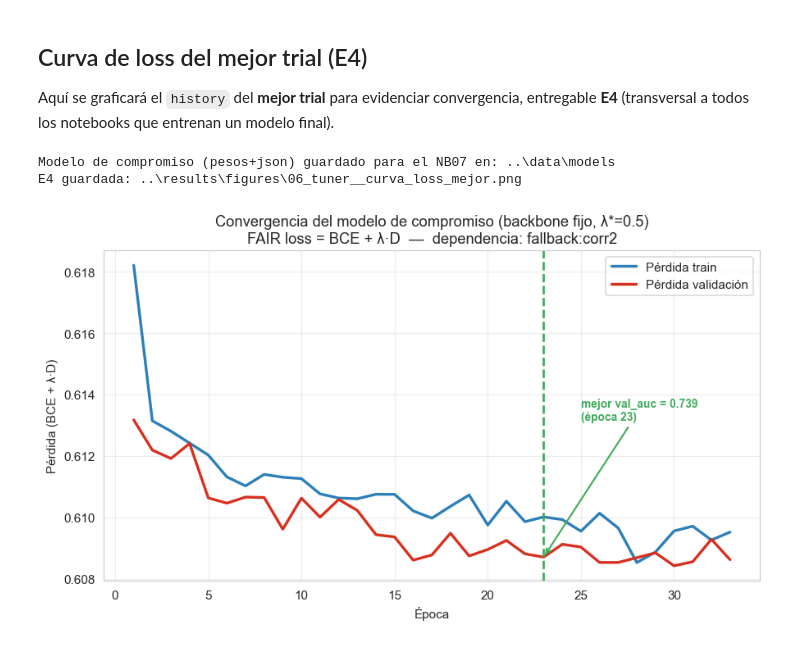
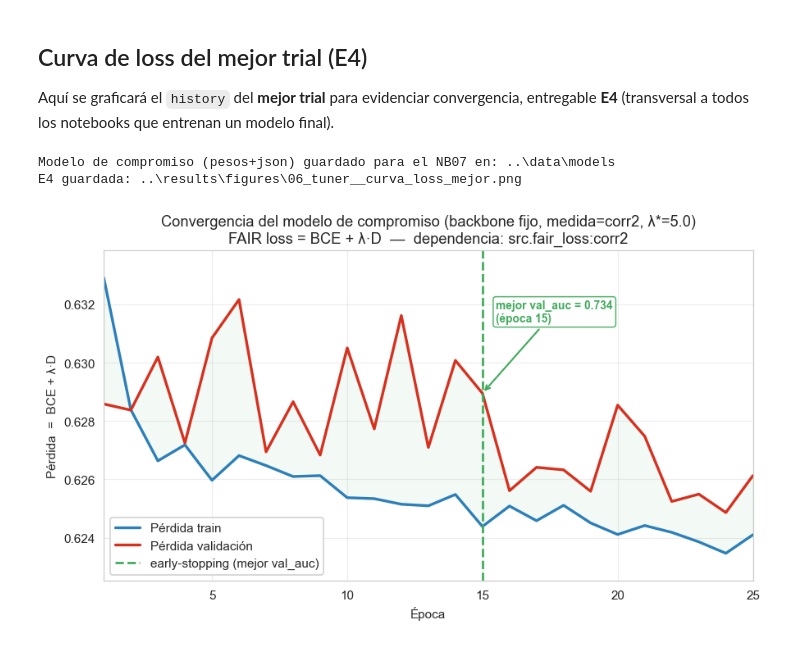
Before and after one commit to Romequinco/TALLER_FAIR_CREDIT_MODEL, a Jupyter notebook: notebooks/06_tarea3_keras_tuner.ipynb, the cells around one changed output. Cells and saved outputs as stored; diff of their text form; code cells hidden in the pictures.

```diff
--- a/notebooks/06_tarea3_keras_tuner.ipynb
+++ b/notebooks/06_tarea3_keras_tuner.ipynb
@@ -242,12 +298,14 @@ Aquí se recorrerá una rejilla de valores de **`λ_fair`** (D-3.3) buscando/ent
 # %%
 # === Bucle externo sobre lambda (D-3.3) -> pares (AUC, group gap) ===
 # El tuner optimiza un escalar (val_auc, D-3.4); la frontera NO sale gratis.
-# Para cada lambda el tuner busca la mejor topologia y registramos (AUC, group gap)
-# en val Y en test (todos los lambda, no solo el compromiso -> critica Tanda 3).
+# Esta fase BUSCA TOPOLOGIA con la medida corr2 (representativa, barata) y nos da
+# (a) la evidencia del AutoML y (b) el backbone de mayor AUC para la comparacion
+# de las 3 medidas que viene despues. Registramos (AUC, group gap) en val Y test.
 LAMBDAS = [0.0, 0.5, 1.0, 2.0, 5.0]
-print(f"Barrido lambda={LAMBDAS}  estrategia='{STRATEGY}'  objective=val_auc (D-3.4)")
+print(f"Barrido lambda={LAMBDAS}  estrategia='{STRATEGY}'  medida='corr2'  objective=val_auc (D-3.4)")
 print("NOTA: cada lambda usa la topologia que elige el tuner -> mezcla efecto de "
-      "fairness con el de la arquitectura. El barrido LIMPIO (topologia fija) viene despues.\n")
+      "fairness con el de la arquitectura. El barrido LIMPIO (topologia fija, 3 "
+      "medidas) viene despues y aisla el efecto de la justicia.\n")
 
 registros, modelos, histories = [], {}, {}
 if _HAS_KT:
@@ -260,7 +318,7 @@ if _HAS_KT:
               f"capas={reg['n_layers']} units0={reg['units_0']} drop={reg['dropout_rate']:.1f} "
               f"({round(time.time()-t0)}s)")
 
-    cols = ["lambda", "auc", "gap_pp", "auc_test", "gap_pp_test", "n_layers",
+    cols = ["lambda", "measure", "auc", "gap_pp", "auc_test", "gap_pp_test", "n_layers",
             "units_0", "dropout_rate", "lr", "activation"]
     df_trials = pd.DataFrame(registros)[cols]
     print("\n" + df_trials.to_string(index=False))
@@ -452,10 +760,10 @@ Trials guardados: ..\results\tables\06_tuner__trials.csv
 
 Aquí se graficará el `history` del **mejor trial** para evidenciar convergencia, entregable **E4** (transversal a todos los notebooks que entrenan un modelo final).
 # %%
-# === Curva de loss del modelo de compromiso real (backbone + λ*) — E4 ===
-# Se reentrena UNA vez el modelo que hereda el NB07 (backbone fijo con λ*) para
+# === Curva de loss del modelo de compromiso real (backbone + medida* + λ*) — E4 ===
+# Se reentrena UNA vez el modelo que hereda el NB07 (backbone fijo, medida* y λ*) para
 # mostrar su convergencia, y se persiste para la Tarea 4 (MC-Dropout).
-if len(registros):
+if df_medidas:
     import json as _json2
     keras.utils.set_random_seed(RNG)
     Xtr_np = X_train.to_numpy("float32"); ytr_pk = tuning.pack_ys(y_train, s_train)
@@ -463,49 +771,51 @@ if len(registros):
 
     modelo_compromiso = tuning.build_fixed_model(HP_BACKBONE, LAMBDA_STAR,
                                                  n_features=N_FEATURES,
-                                                 include_custom_layer=True, class_weights=CW)
+                                                 include_custom_layer=True, class_weights=CW,
+                                                 measure=MEASURE_STAR)
     stop = keras.callbacks.EarlyStopping(monitor="val_auc", mode="max",
                                          patience=10, restore_best_weights=True)
     hist_star = modelo_compromiso.fit(Xtr_np, ytr_pk, validation_data=(Xvl_np, yvl_pk),
                                       epochs=60, batch_size=512, callbacks=[stop], verbose=0)
 
     # Persistir para que el NB07 lo herede (MC-Dropout, D-4.1): pesos + json de hp.
-    # No se usa save() .keras porque la FAIR loss es un closure no serializable; el
-    # NB07 reconstruye el backbone con tuning.build_fixed_model(HP) y carga los pesos.
     ruta_modelo = PROC_DIR.parent / "models"; ruta_modelo.mkdir(parents=True, exist_ok=True)
     modelo_compromiso.save_weights(ruta_modelo / "06_modelo_compromiso.weights.h5")
     (ruta_modelo / "06_modelo_compromiso.json").write_text(_json2.dumps({
-        "hp_backbone": HP_BACKBONE, "lambda_star": LAMBDA_STAR,
+        "hp_backbone": HP_BACKBONE, "lambda_star": LAMBDA_STAR, "measure_star": MEASURE_STAR,
         "class_weights": list(CW), "n_features": int(N_FEATURES),
-        "include_custom_layer": True, "fair_source": tuning.fair_loss_source(),
+        "include_custom_layer": True, "fair_source": tuning.fair_loss_source(MEASURE_STAR),
     }, indent=2), encoding="utf-8")
     print("Modelo de compromiso (pesos+json) guardado para el NB07 en:", ruta_modelo)
 
     h = hist_star.history
     epocas = np.arange(1, len(h["loss"]) + 1)
     fig, ax = plt.subplots(figsize=(8.2, 4.8))
+    ax.fill_between(epocas, h["loss"], h["val_loss"], color=COLOR_ACENTO, alpha=0.06, zorder=0)
     ax.plot(epocas, h["loss"], color=COLOR_PAGA, lw=2.2, label="Pérdida train")
     ax.plot(epocas, h["val_loss"], color=COLOR_IMPAGA, lw=2.2, label="Pérdida validación")
     if "val_auc" in h:
         best = int(np.argmax(h["val_auc"]))
-        ax.axvline(best + 1, color=COLOR_ACENTO, ls="--", lw=1.8)
+        ax.axvline(best + 1, color=COLOR_ACENTO, ls="--", lw=1.8, label="early-stopping (mejor val_auc)")
         ax.annotate(f"mejor val_auc = {max(h['val_auc']):.3f}\n(época {best + 1})",
                     xy=(best + 1, h["val_loss"][best]),
-                    xytext=(best + 3, max(h["val_loss"])),
+                    xytext=(best + 1.5, max(h["val_loss"])), ha="left", va="top",
                     color=COLOR_ACENTO, fontsize=9, fontweight="bold",
+                    bbox=dict(boxstyle="round,pad=0.25", fc="white", ec=COLOR_ACENTO, alpha=0.9),
                     arrowprops=dict(arrowstyle="->", color=COLOR_ACENTO, lw=1.4))
-    ax.set_title(f"Convergencia del modelo de compromiso (backbone fijo, λ*={LAMBDA_STAR})\n"
-                 f"FAIR loss = BCE + λ·D  —  dependencia: {tuning.fair_loss_source()}")
+    ax.set_title(f"Convergencia del modelo de compromiso (backbone fijo, medida={MEASURE_STAR}, λ*={LAMBDA_STAR})\n"
+                 f"FAIR loss = BCE + λ·D  —  dependencia: {tuning.fair_loss_source(MEASURE_STAR)}")
     ax.set_xlabel("Época")
-    ax.set_ylabel("Pérdida (BCE + λ·D)")
-    ax.legend(loc="upper right", frameon=True)
+    ax.set_ylabel("Pérdida  =  BCE + λ·D")
+    ax.set_xlim(1, len(epocas)); ax.margins(y=0.10)
+    ax.legend(loc="lower left", frameon=True, framealpha=0.95)
     ax.grid(True, alpha=0.35)
     fig.tight_layout()
     ruta = FIG_DIR / "06_tuner__curva_loss_mejor.png"
     fig.savefig(ruta, bbox_inches="tight", dpi=150)
     print("E4 guardada:", ruta)
     plt.show()
 # %% [output]
 Modelo de compromiso (pesos+json) guardado para el NB07 en: ..\data\models
 E4 guardada: ..\results\figures\06_tuner__curva_loss_mejor.png
-[figure, old version]
+[figure, new version]
```
Also changed, not shown: parts of 20 cells of this notebook, 21 other files.
